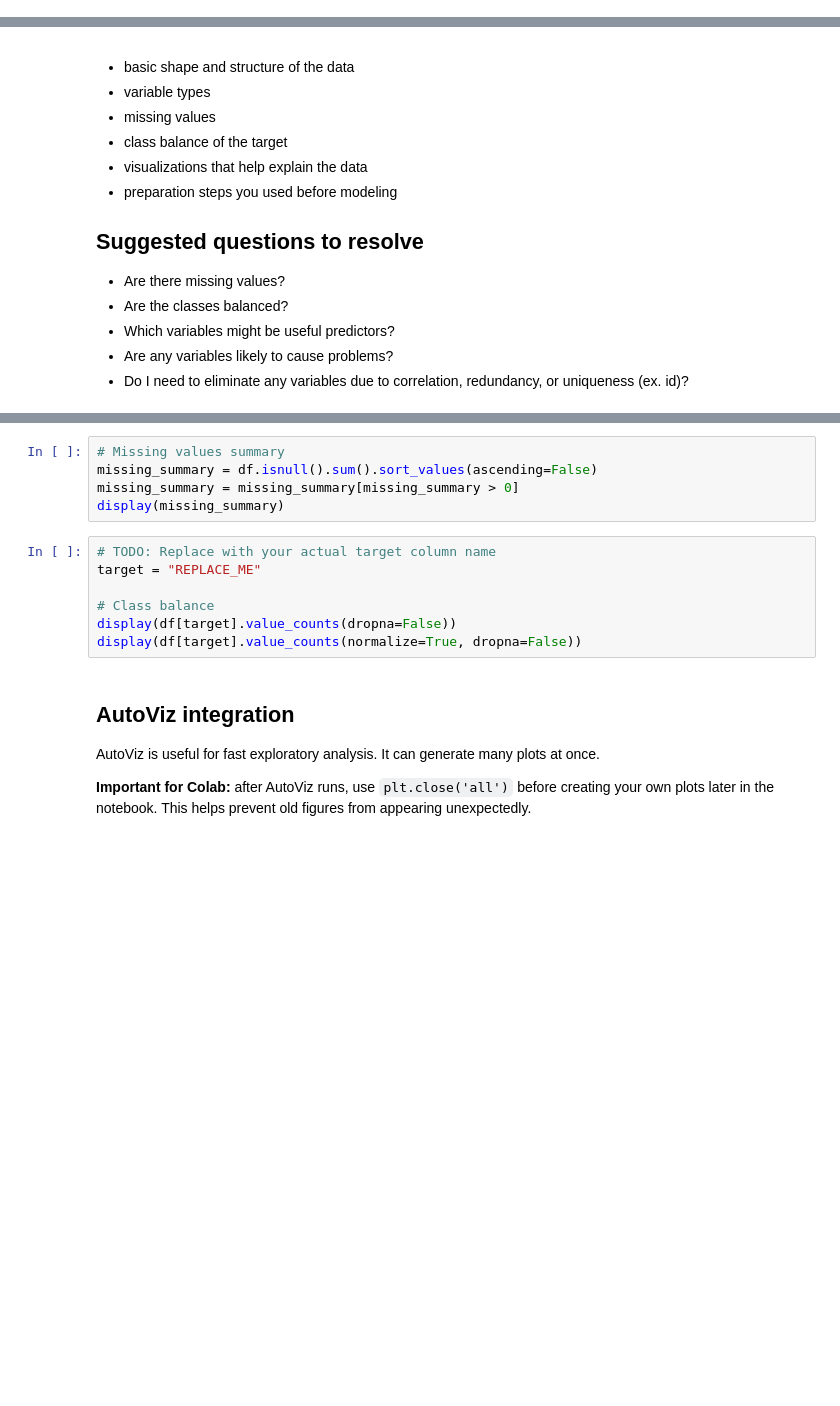
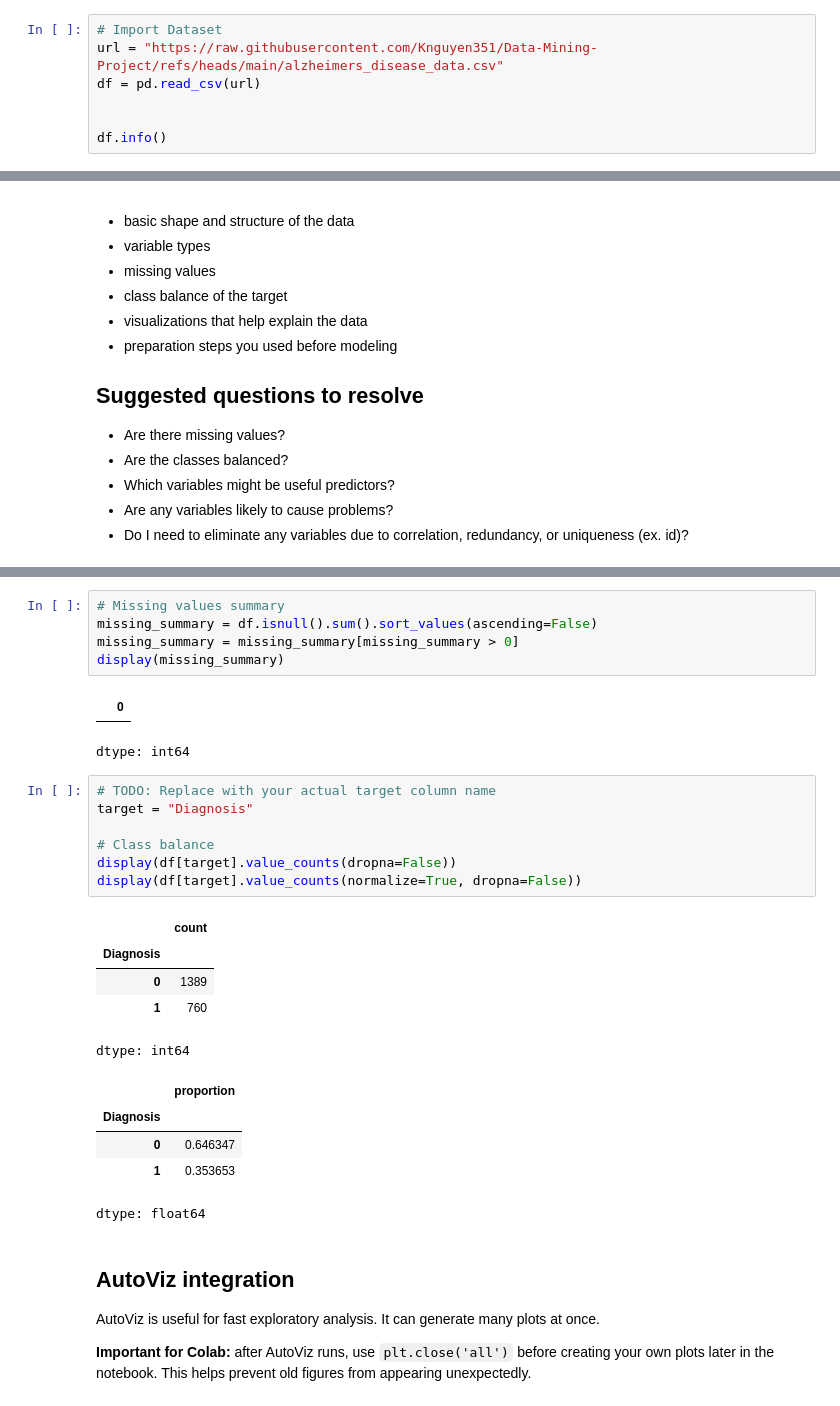
Before and after one commit to Knguyen351/Data-Mining-Project, a Jupyter notebook: DataMining_Project_Spring_2026_Alzheimer's_Disease.ipynb, the cells around one changed output, grey strips where cells are left out. Saved outputs shown, nothing was run; the diff lists cells and outputs as text; blank space fills up the shorter version.

```diff
--- a/DataMining_Project_Spring_2026_Alzheimer's_Disease.ipynb
+++ b/DataMining_Project_Spring_2026_Alzheimer's_Disease.ipynb
@@ -99,0 +86,7 @@ FileNotFoundError: [Errno 2] No such file or directory: 'REPLACE_WITH_URL_OR_FIL
+# %%
+# Import Dataset
+url = "https://raw.githubusercontent.com/Knguyen351/Data-Mining-Project/refs/heads/main/alzheimers_disease_data.csv"
+df = pd.read_csv(url)
+
+
+df.info()
@@ -127,13 +188,27 @@ display(df.describe(include='all').T)
 missing_summary = df.isnull().sum().sort_values(ascending=False)
 missing_summary = missing_summary[missing_summary > 0]
 display(missing_summary)
+# %% [output]
+|  | 0 |
+dtype: int64
 # %%
 # TODO: Replace with your actual target column name
-target = "REPLACE_ME"
+target = "Diagnosis"
 
 # Class balance
 display(df[target].value_counts(dropna=False))
 display(df[target].value_counts(normalize=True, dropna=False))
+# %% [output]
+|  | count |
+| Diagnosis |  |
+| 0 | 1389 |
+| 1 | 760 |
+dtype: int64
+|  | proportion |
+| Diagnosis |  |
+| 0 | 0.646347 |
+| 1 | 0.353653 |
+dtype: float64
 # %% [markdown]
 ## AutoViz integration
 
```
Also changed, not shown: parts of 11 cells of this notebook.
